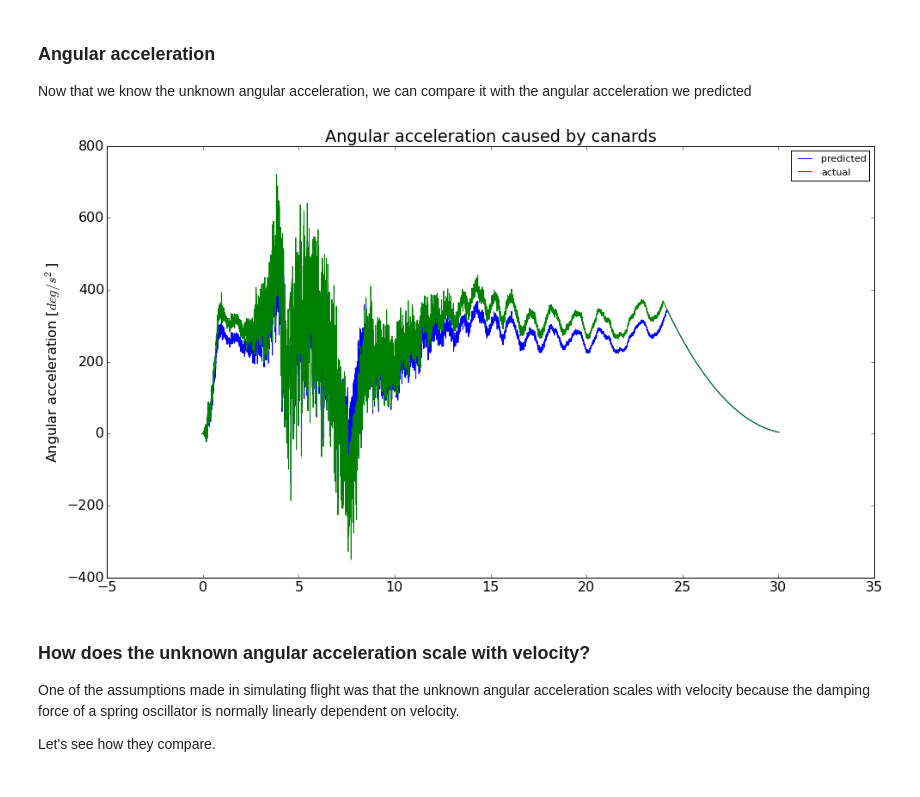
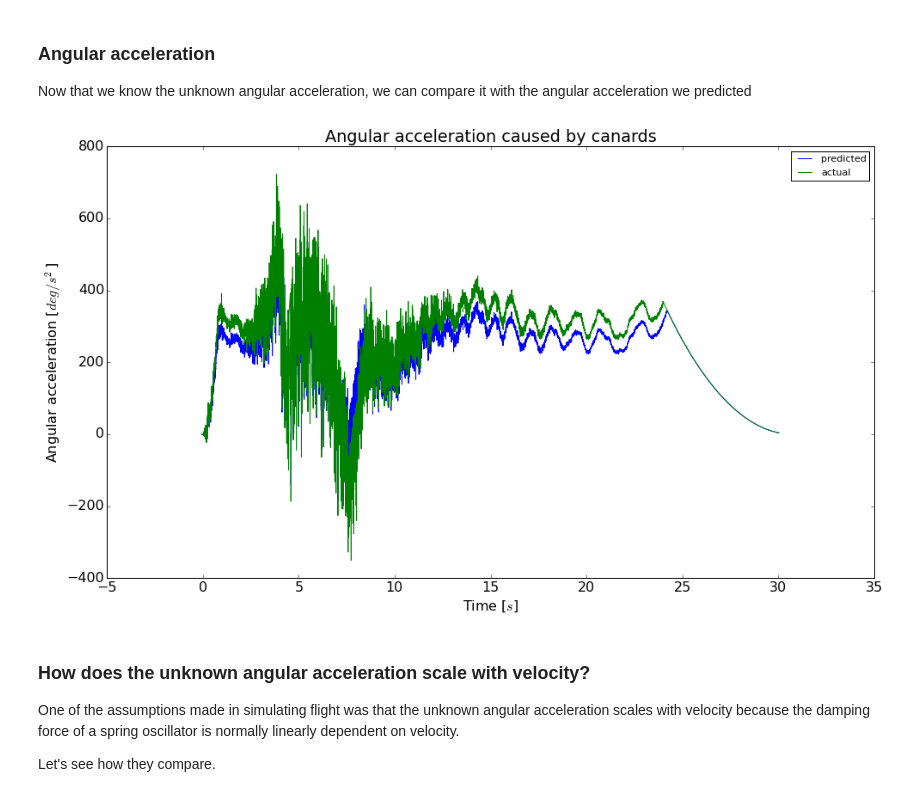
Before and after one commit to psas/Launch-12, a Jupyter notebook: data/rollanalysis_part2.ipynb, the cells around one changed output. Cells and saved outputs as stored; diff of their text form; code cells hidden in the pictures.

```diff
--- a/data/rollanalysis_part2.ipynb
+++ b/data/rollanalysis_part2.ipynb
@@ -204,15 +207,16 @@ Now that we know the unknown angular acceleration, we can compare it with the an
 # %%
 fig, ax2 = plt.subplots(nrows=1, sharex=True, figsize=(16,9))
 
 ax2.plot(time[2:], canard_ang_acc, label='predicted')
 ax2.plot(time[2:], actual_canard_ang_acc, label='actual')
 ax2.set_title('Angular acceleration caused by canards')
 ax2.set_ylabel('Angular acceleration [$deg/s^2$]')
+ax2.set_xlabel('Time [$s$]')
 ax2.legend(loc=1, fontsize='x-small')
 
 plt.show()
 # %% [output]
-[figure, old version]
+[figure, new version]
 # %% [markdown]
 ### How does the unknown angular acceleration scale with velocity?
 
```
Also changed, not shown: parts of 3 cells of this notebook.
